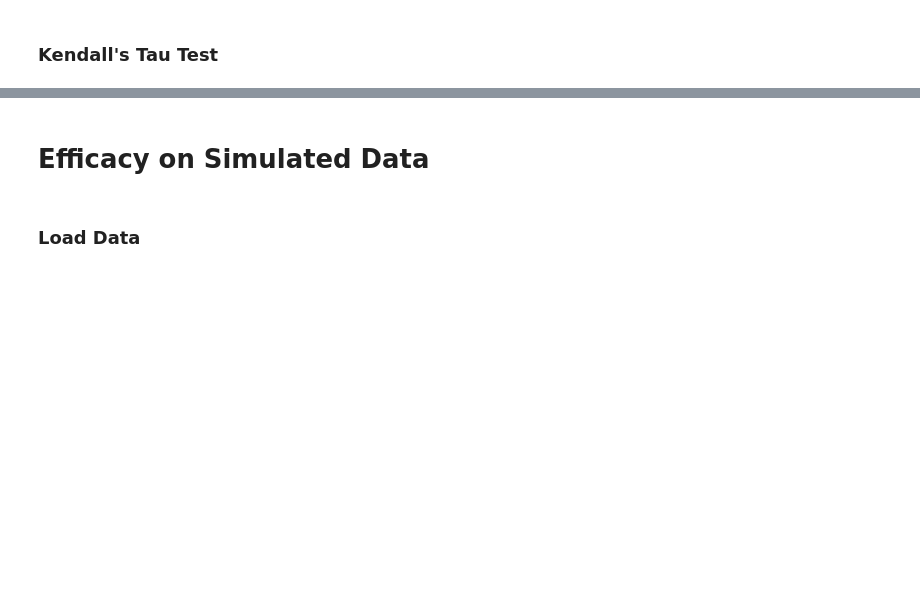
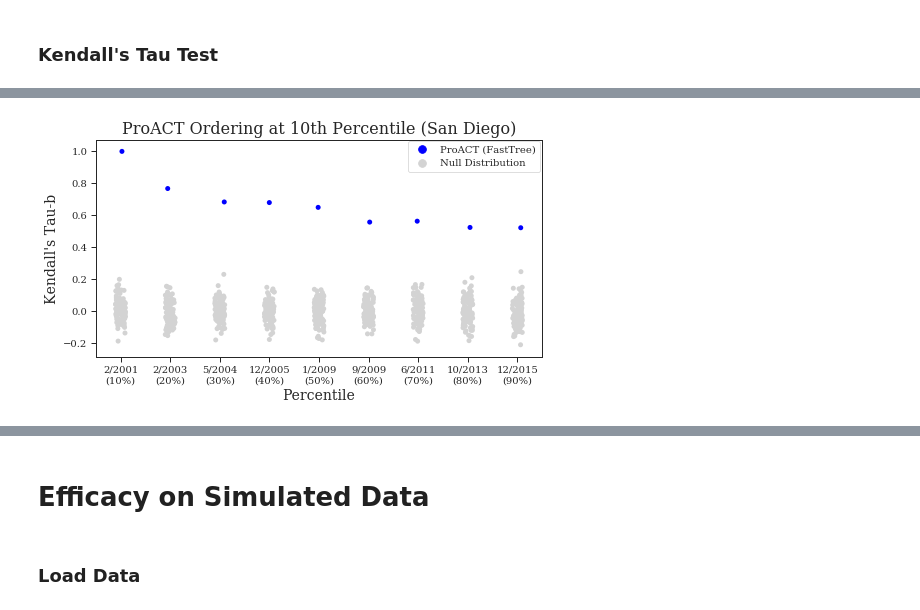
Before and after one commit to niemasd/ProACT-Paper-Final, a Jupyter notebook: scripts/Figures.ipynb, the cells around one changed output, grey strips where cells are left out. Saved outputs shown, nothing was run; the diff lists cells and outputs as text; code cells hidden in the pictures; blank space fills up the shorter version.

```diff
--- a/scripts/Figures.ipynb
+++ b/scripts/Figures.ipynb
@@ -323,47 +367,49 @@ for scorekey in SCOREFUNCS+['end-bl-ft']:
 # %%
 IT = 100; BG = dict()
 Ts = ['proact.ft']
-scorename = "ProACT Ordering at 10th Percentile"
 print("="*10 + ' ' + scorename + ' ' + '='*10)
 ymin = None; ymax = None #ymin = -1; ymax = 1
-for s in ['sample']:
-    fig = plt.figure(figsize=(8,4))
-    x = list(); y = list(); hue = list(); pal = list(); tmp = list(); pal = [metareal['color']['bg']]
-    for t in Ts:
-        if t.endswith('.ft') or t.endswith('.iq'):
-            label = "%s (%s)"%(metareal['label'][t.split('.')[0]],metareal['label'][t.split('.')[1]])
-        else:
-            label = metareal['label']['hivtrace']
-        print(label)
-        u_to_10p_proact_index = {u:i for i,u in enumerate(data[t.split('.')[0]]['10'][t.split('.')[1]])}
-        for per in ['10','20','30','40','50','60','70','80','90']:
-            if per not in BG:
-                BG[per] = None
+for k in ['sd','mx']:
+    scorename = "ProACT Ordering at 10th Percentile (%s)" % metareal['label'][k]
+    for s in ['sample']:
+        fig = plt.figure(figsize=(8,4))
+        x = list(); y = list(); hue = list(); pal = list(); tmp = list(); pal = [metareal['color']['bg']]
+        for t in Ts:
             if t.endswith('.ft') or t.endswith('.iq'):
-                currdata = data[t.split('.')[0]][per][t.split('.')[1]]
+                label = "%s (%s)"%(metareal['label'][t.split('.')[0]],metareal['label'][t.split('.')[1]])
             else:
-                currdata = data['hivtrace'][per]
-            currdata = [u for u in currdata if u in u_to_10p_proact_index]
-            END = max(int(l.split('_')[-1]) for l in currdata)
-            val = [u_to_10p_proact_index[u] for u in currdata][::-1]
-            taustat,p,tau_dist = tau_test(val,'right',bg=BG[per],it=IT); BG[per] = tau_dist
-            print("%s-th Percentile: %f (p = %s)" % (per,taustat,format(p,'.0e')))
-            tmp.append((per,taustat,label,metareal['color'][t]))
-        print()
-    for per in BG:
-        for bg in BG[per]:
-            x.append("%s\n(%s%%)"%(DATE[per].strftime('%-m/%Y'),per))
-            y.append(bg); hue.append(metareal['label']['bg'])
-    for per,taustat,h,c in tmp:
-        x.append("%s\n(%s%%)"%(DATE[per].strftime('%-m/%Y'),per))
-        y.append(taustat); hue.append(h)
-        if c not in pal:
-            pal.append(c)
-    stripplot(x=x,y=y,hue=hue,palette=pal,jitter=True)
-    handles,labels = fig.gca().get_legend_handles_labels()
-    plt.legend(handles[::-1],labels[::-1],bbox_to_anchor=(0.995, 0.995), loc=1, borderaxespad=0.)
-    plt.ylim(ymin=ymin,ymax=ymax)
-    plt.title(scorename)
-    plt.xlabel("Percentile")
-    plt.ylabel("Kendall's Tau-b")
-    fig.savefig('%s/results_tautest_%s.pdf'%(FIGDIR,scorekey), format='pdf', bbox_inches='tight')
+                label = metareal['label']['hivtrace']
+            print(label)
+            u_to_10p_proact_index = {u:i for i,u in enumerate(data[k][t.split('.')[0]]['10'][t.split('.')[1]])}
+            for per in ['10','20','30','40','50','60','70','80','90']:
+                if per not in BG:
+                    BG[per] = None
+                if t.endswith('.ft') or t.endswith('.iq'):
+                    currdata = data[k][t.split('.')[0]][per][t.split('.')[1]]
+                else:
+                    currdata = data[k]['hivtrace'][per]
+                currdata = [u for u in currdata if u in u_to_10p_proact_index]
+                END = max(data[k]['time'][s][l] for l in currdata)
+                val = [u_to_10p_proact_index[u] for u in currdata][::-1]
+                taustat,p,tau_dist = tau_test(val,'right',bg=BG[per],it=IT); BG[per] = tau_dist
+                print("%s-th Percentile: %f (p = %s)" % (per,taustat,format(p,'.0e')))
+                tmp.append((per,taustat,label,metareal['color'][t]))
+            print()
+        for per in BG:
+            for bg in BG[per]:
+                x.append("%s\n(%s%%)"%(DATE[k][per].strftime('%-m/%Y'),per))
+                y.append(bg); hue.append(metareal['label']['bg'])
+        for per,taustat,h,c in tmp:
+            x.append("%s\n(%s%%)"%(DATE[k][per].strftime('%-m/%Y'),per))
+            y.append(taustat); hue.append(h)
+            if c not in pal:
+                pal.append(c)
+        stripplot(x=x,y=y,hue=hue,palette=pal,jitter=True)
+        handles,labels = fig.gca().get_legend_handles_labels()
+        plt.legend(handles[::-1],labels[::-1],bbox_to_anchor=(0.995, 0.995), loc=1, borderaxespad=0.)
+        plt.ylim(ymin=ymin,ymax=ymax)
+        plt.title(scorename)
+        plt.xlabel("Percentile")
+        plt.ylabel("Kendall's Tau-b")
+        fig.savefig('%s/results_tautest_%s.pdf'%(FIGDIR,scorekey), format='pdf', bbox_inches='tight')
+# %% [output]
@@ -369,0 +433 @@ for s in ['sample']:
+[figure, added]
```
Also changed, not shown: parts of 15 cells of this notebook, 50 other files.
